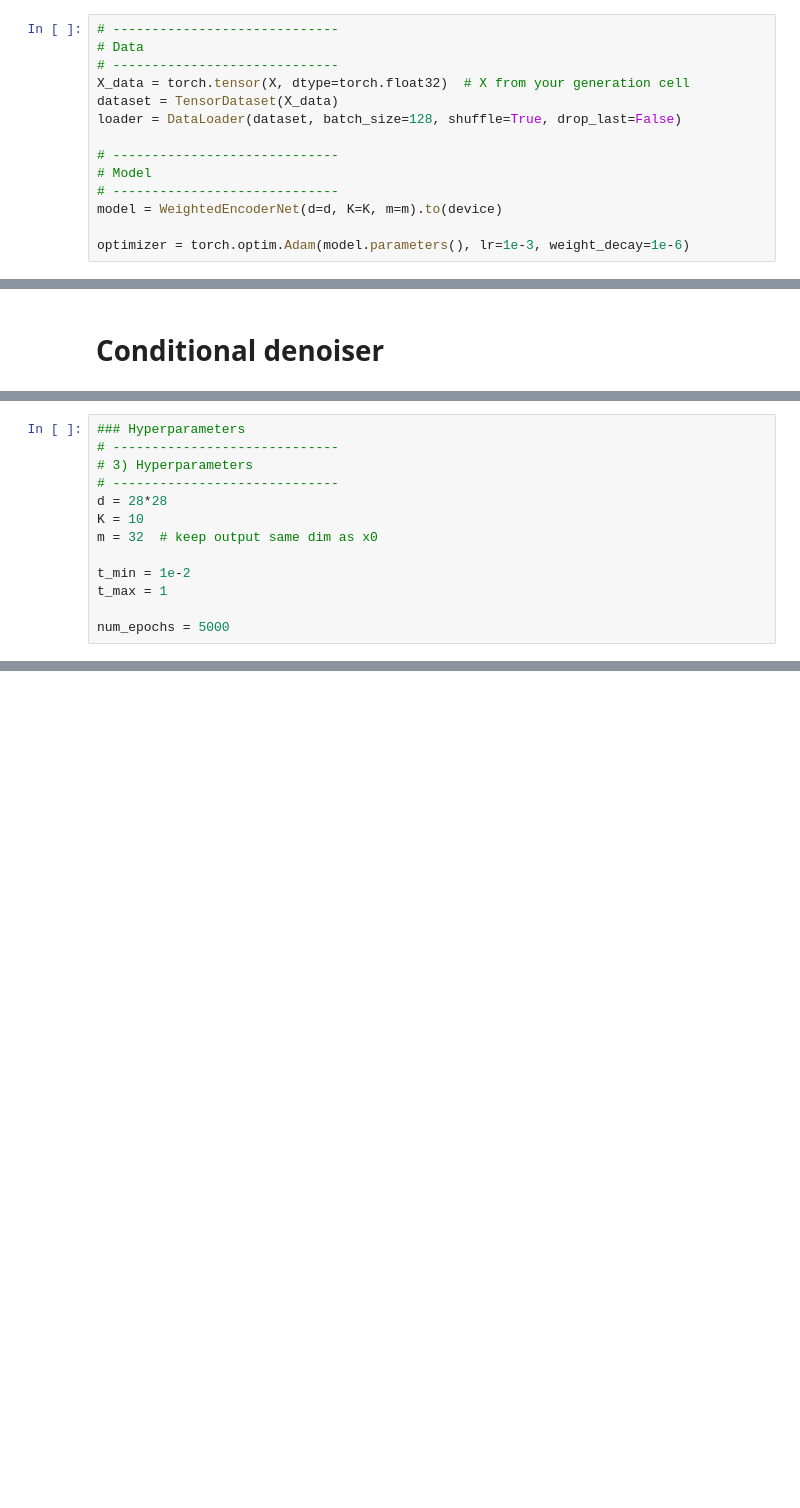
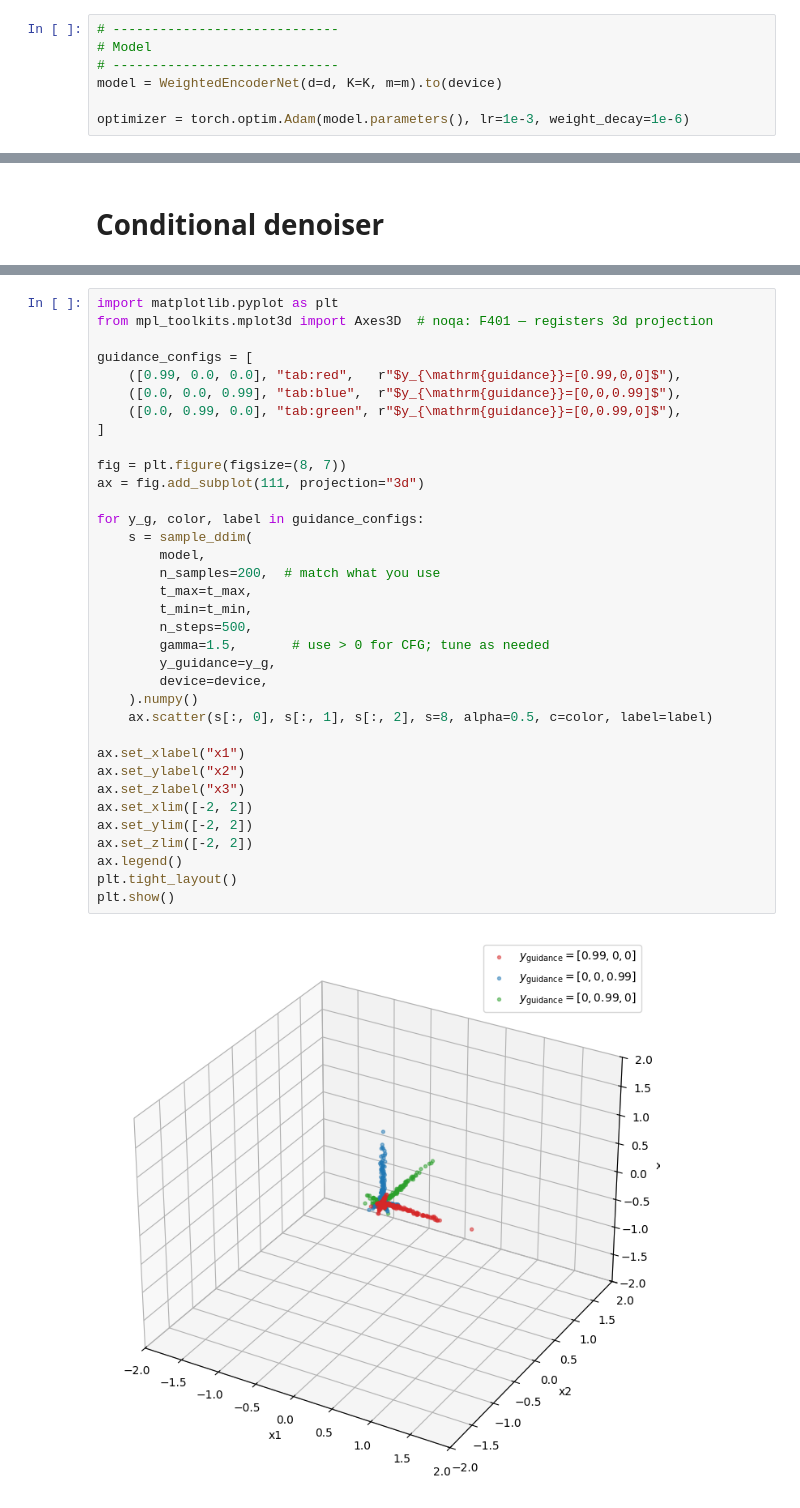
Before and after one commit to ngkel/conditional_inference, a Jupyter notebook: experiments.ipynb, the cells around one changed output, grey strips where cells are left out. Saved outputs shown, nothing was run; the diff lists cells and outputs as text; blank space fills up the shorter version.

```diff
--- a/experiments.ipynb
+++ b/experiments.ipynb
@@ -304,11 +302,4 @@ num_epochs = 5000
 # %%
-# -----------------------------
-# Data
-# -----------------------------
-X_data = torch.tensor(X, dtype=torch.float32)  # X from your generation cell
-dataset = TensorDataset(X_data)
-loader = DataLoader(dataset, batch_size=128, shuffle=True, drop_last=False)
-
 # -----------------------------
 # Model
 # -----------------------------
@@ -546,13 +454,0 @@ torch.Size([64])
-# %%
-### Hyperparameters
-# -----------------------------
-# 3) Hyperparameters
-# -----------------------------
-d = 28*28
-K = 10
-m = 32  # keep output same dim as x0
-
-t_min = 1e-2
-t_max = 1
-
-num_epochs = 5000
@@ -605,0 +455,37 @@ RuntimeError: einsum(): subscript k has size 10 for operand 1 which does not bro
+# %%
+import matplotlib.pyplot as plt
+from mpl_toolkits.mplot3d import Axes3D  # noqa: F401 — registers 3d projection
+
+guidance_configs = [
+    ([0.99, 0.0, 0.0], "tab:red",   r"$y_{\mathrm{guidance}}=[0.99,0,0]$"),
+    ([0.0, 0.0, 0.99], "tab:blue",  r"$y_{\mathrm{guidance}}=[0,0,0.99]$"),
+    ([0.0, 0.99, 0.0], "tab:green", r"$y_{\mathrm{guidance}}=[0,0.99,0]$"),
+]
+
+fig = plt.figure(figsize=(8, 7))
+ax = fig.add_subplot(111, projection="3d")
+
+for y_g, color, label in guidance_configs:
+    s = sample_ddim(
+        model,
+        n_samples=200,  # match what you use
+        t_max=t_max,
+        t_min=t_min,
+        n_steps=500,
+        gamma=1.5,       # use > 0 for CFG; tune as needed
+        y_guidance=y_g,
+        device=device,
+    ).numpy()
+    ax.scatter(s[:, 0], s[:, 1], s[:, 2], s=8, alpha=0.5, c=color, label=label)
+
+ax.set_xlabel("x1")
+ax.set_ylabel("x2")
+ax.set_zlabel("x3")
+ax.set_xlim([-2, 2])
+ax.set_ylim([-2, 2])
+ax.set_zlim([-2, 2])
+ax.legend()
+plt.tight_layout()
+plt.show()
+# %% [output]
+[figure, added]
```
Also changed, not shown: parts of 14 cells of this notebook, 1 other file.
